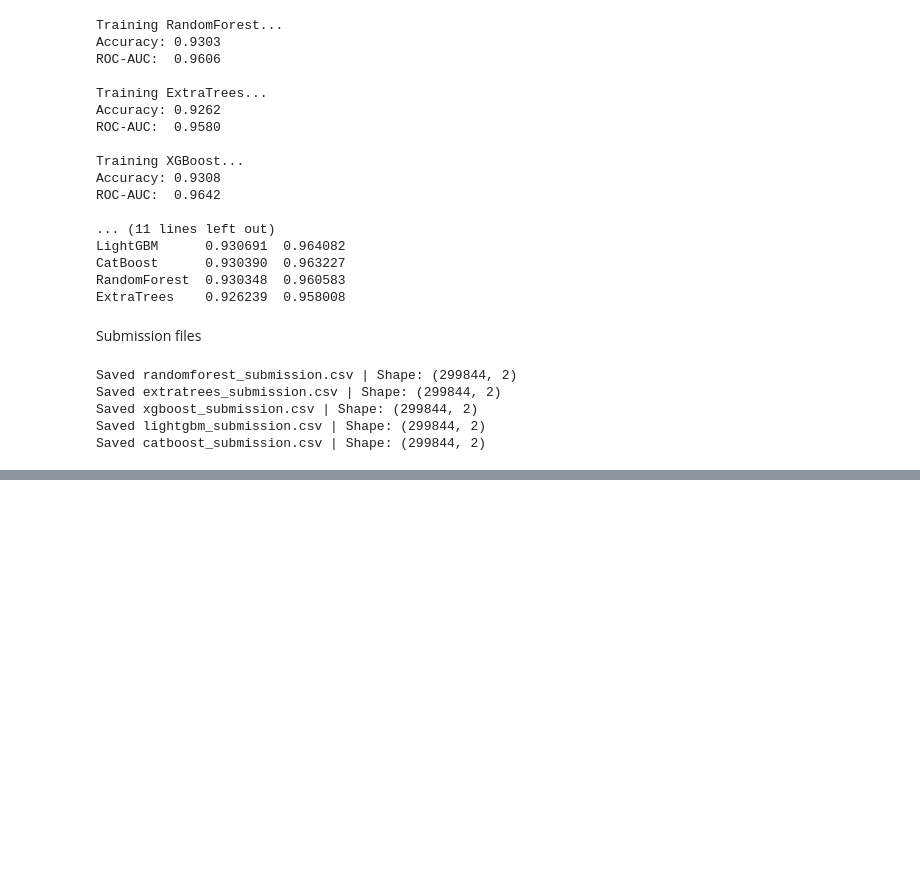
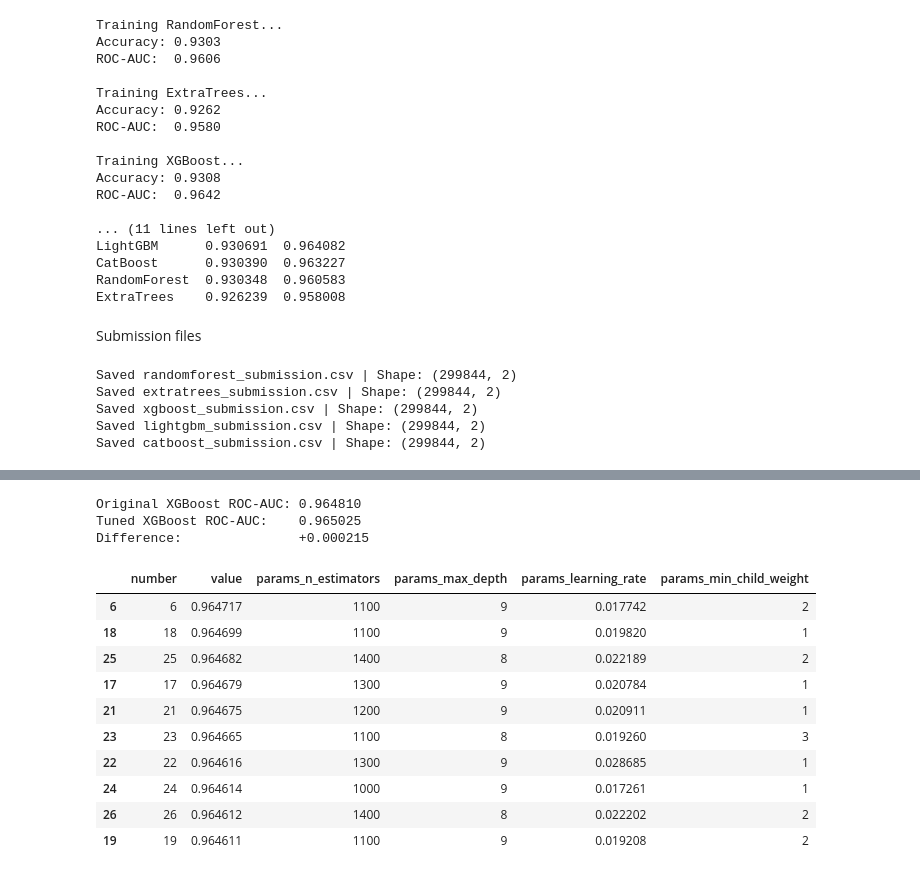
Before and after one commit to Aky29/flight-satisfaction-, a Jupyter notebook: final.ipynb, the cells around one changed output, grey strips where cells are left out. Drawn from its saved outputs; the diff is of its cells as text; code cells hidden in the pictures; blank space fills up the shorter version.

Commit message:
tuned models

```diff
--- a/final.ipynb
+++ b/final.ipynb
@@ -1233,0 +1621,18 @@ Saved catboost_submission.csv | Shape: (299844, 2)
+# %%
+study = optuna.create_study(
+    direction="maximize",
+    study_name="xgboost_roc_auc",
+    sampler=optuna.samplers.TPESampler(seed=42)
+)
+
+study.optimize(
+    objective,
+    n_trials=30,
+    show_progress_bar=True
+)
+
+print("\nBest Cross-Validation ROC-AUC:")
+print(study.best_value)
+
+print("\nBest Hyperparameters:")
+print(study.best_params)
@@ -1233,0 +1658,56 @@ Saved catboost_submission.csv | Shape: (299844, 2)
+# %%
+from sklearn.metrics import roc_auc_score
+
+best_params = {
+    f"classifier__{name}": value
+    for name, value in study.best_params.items()
+}
+
+best_xgb = clone(xgb_pipeline)
+best_xgb.set_params(**best_params)
+
+best_xgb.fit(X_train, y_train)
+
+original_auc = roc_auc_score(
+    y_val,
+    xgb_pipeline.predict_proba(X_val)[:, 1]
+)
+
+tuned_auc = roc_auc_score(
+    y_val,
+    best_xgb.predict_proba(X_val)[:, 1]
+)
+
+print(f"Original XGBoost ROC-AUC: {original_auc:.6f}")
+print(f"Tuned XGBoost ROC-AUC:    {tuned_auc:.6f}")
+print(f"Difference:               {tuned_auc - original_auc:+.6f}")
+# %% [output]
+Original XGBoost ROC-AUC: 0.964810
+Tuned XGBoost ROC-AUC:    0.965025
+Difference:               +0.000215
+# %%
+results = study.trials_dataframe()
+
+results = results[
+    results["state"] == "COMPLETE"
+].sort_values("value", ascending=False)
+
+display(
+    results[
+        ["number", "value", "params_n_estimators",
+         "params_max_depth", "params_learning_rate",
+         "params_min_child_weight"]
+    ].head(10)
+)
+# %% [output]
+|  | number | value | params_n_estimators | params_max_depth | params_learning_rate | params_min_child_weight |
+| 6 | 6 | 0.964717 | 1100 | 9 | 0.017742 | 2 |
+| 18 | 18 | 0.964699 | 1100 | 9 | 0.019820 | 1 |
+| 25 | 25 | 0.964682 | 1400 | 8 | 0.022189 | 2 |
+| 17 | 17 | 0.964679 | 1300 | 9 | 0.020784 | 1 |
+| 21 | 21 | 0.964675 | 1200 | 9 | 0.020911 | 1 |
+| 23 | 23 | 0.964665 | 1100 | 8 | 0.019260 | 3 |
+| 22 | 22 | 0.964616 | 1300 | 9 | 0.028685 | 1 |
+| 24 | 24 | 0.964614 | 1000 | 9 | 0.017261 | 1 |
+| 26 | 26 | 0.964612 | 1400 | 8 | 0.022202 | 2 |
+| 19 | 19 | 0.964611 | 1100 | 9 | 0.019208 | 2 |
```
Also changed, not shown: parts of 20 cells of this notebook, 3 other files.
